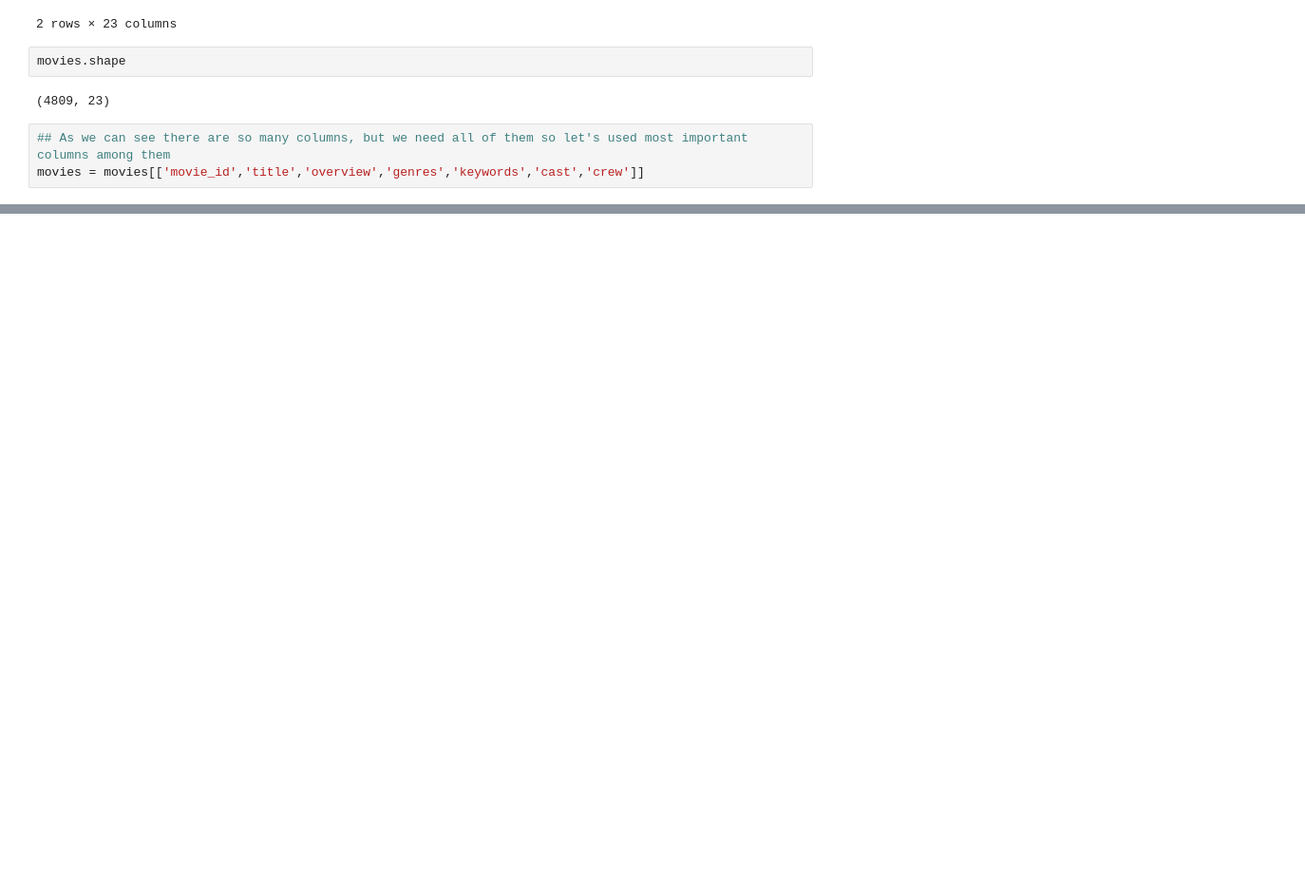
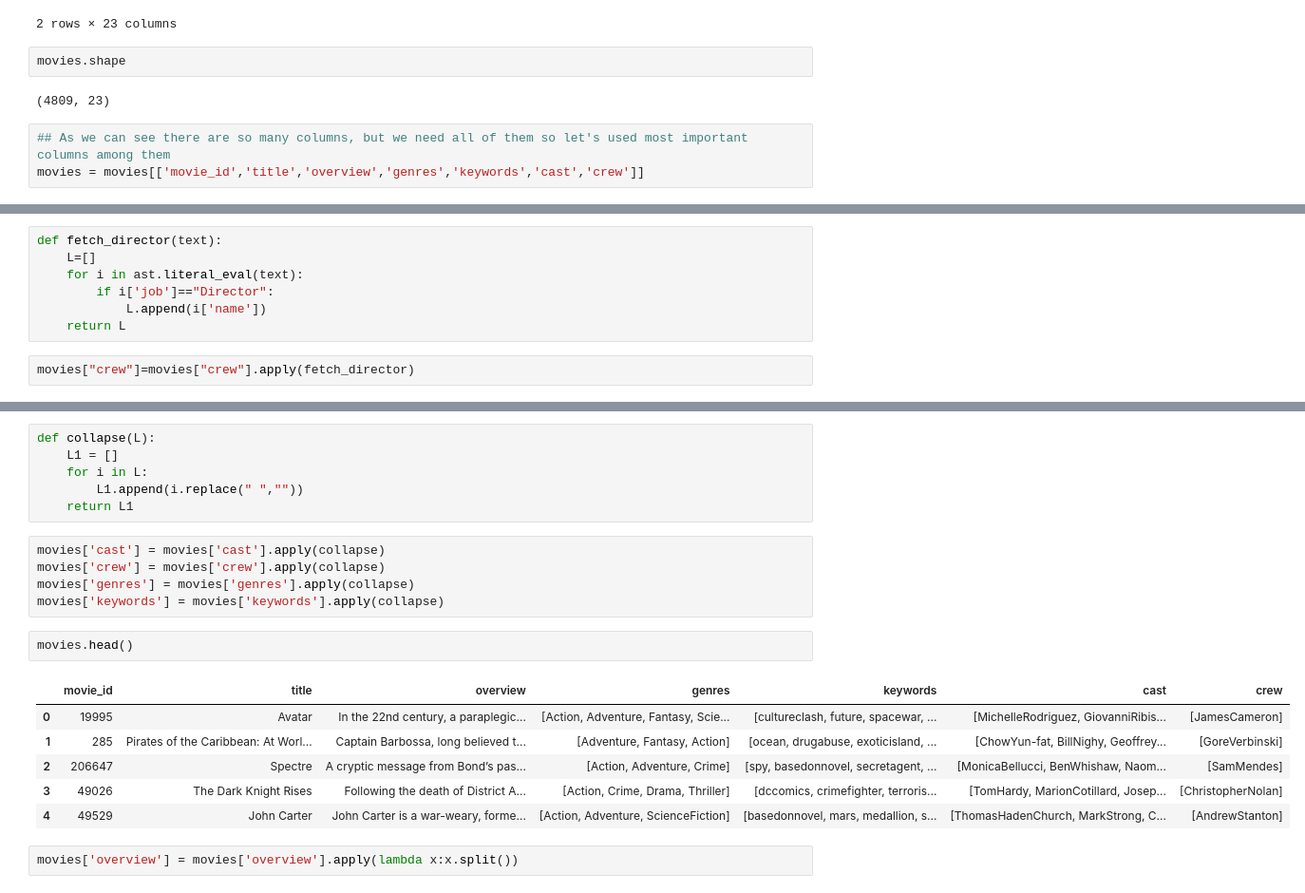
Before and after one commit to Om700-create/movie-recommender-system, a Jupyter notebook: ead and model training.ipynb, the cells around one changed output, grey strips where cells are left out. Shown: that part at 95% size. Saved outputs shown, nothing was run; the diff lists cells and outputs as text; blank space fills up the shorter version.

```diff
--- a/ead and model training.ipynb
+++ b/ead and model training.ipynb
@@ -51,0 +168,9 @@ movies.head()
+# %%
+def fetch_director(text):
+    L=[]
+    for i in ast.literal_eval(text):
+        if i['job']=="Director":
+            L.append(i['name'])
+    return L
+# %%
+movies["crew"]=movies["crew"].apply(fetch_director)
@@ -51,0 +188,22 @@ movies.head()
+# %%
+def collapse(L):
+    L1 = []
+    for i in L:
+        L1.append(i.replace(" ",""))
+    return L1
+# %%
+movies['cast'] = movies['cast'].apply(collapse)
+movies['crew'] = movies['crew'].apply(collapse)
+movies['genres'] = movies['genres'].apply(collapse)
+movies['keywords'] = movies['keywords'].apply(collapse)
+# %%
+movies.head()
+# %% [output]
+|  | movie_id | title | overview | genres | keywords | cast | crew |
+| 0 | 19995 | Avatar | In the 22nd century, a paraplegic... | [Action, Adventure, Fantasy, Scie... | [cultureclash, future, spacewar, ... | [MichelleRodriguez, GiovanniRibis... | [JamesCameron] |
+| 1 | 285 | Pirates of the Caribbean: At Worl... | Captain Barbossa, long believed t... | [Adventure, Fantasy, Action] | [ocean, drugabuse, exoticisland, ... | [ChowYun-fat, BillNighy, Geoffrey... | [GoreVerbinski] |
+| 2 | 206647 | Spectre | A cryptic message from Bond’s pas... | [Action, Adventure, Crime] | [spy, basedonnovel, secretagent, ... | [MonicaBellucci, BenWhishaw, Naom... | [SamMendes] |
+| 3 | 49026 | The Dark Knight Rises | Following the death of District A... | [Action, Crime, Drama, Thriller] | [dccomics, crimefighter, terroris... | [TomHardy, MarionCotillard, Josep... | [ChristopherNolan] |
+| 4 | 49529 | John Carter | John Carter is a war-weary, forme... | [Action, Adventure, ScienceFiction] | [basedonnovel, mars, medallion, s... | [ThomasHadenChurch, MarkStrong, C... | [AndrewStanton] |
+# %%
+movies['overview'] = movies['overview'].apply(lambda x:x.split())
```
Also changed, not shown: parts of 41 cells of this notebook.
